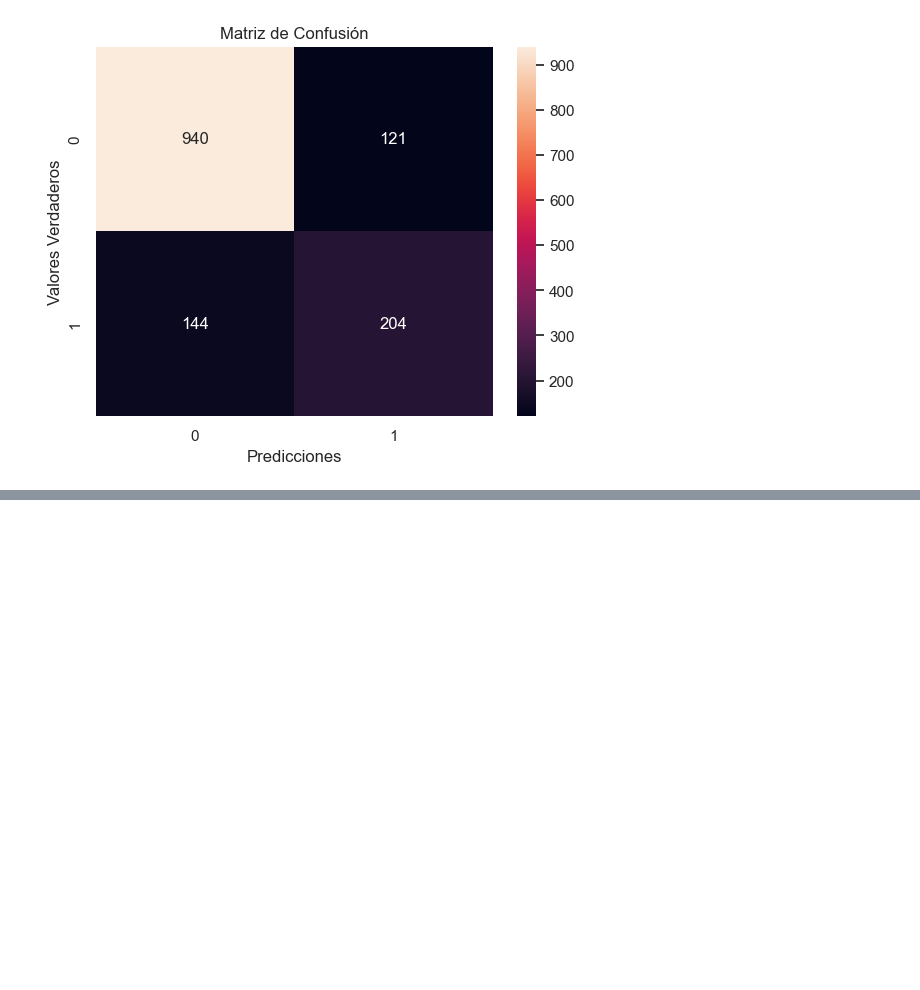
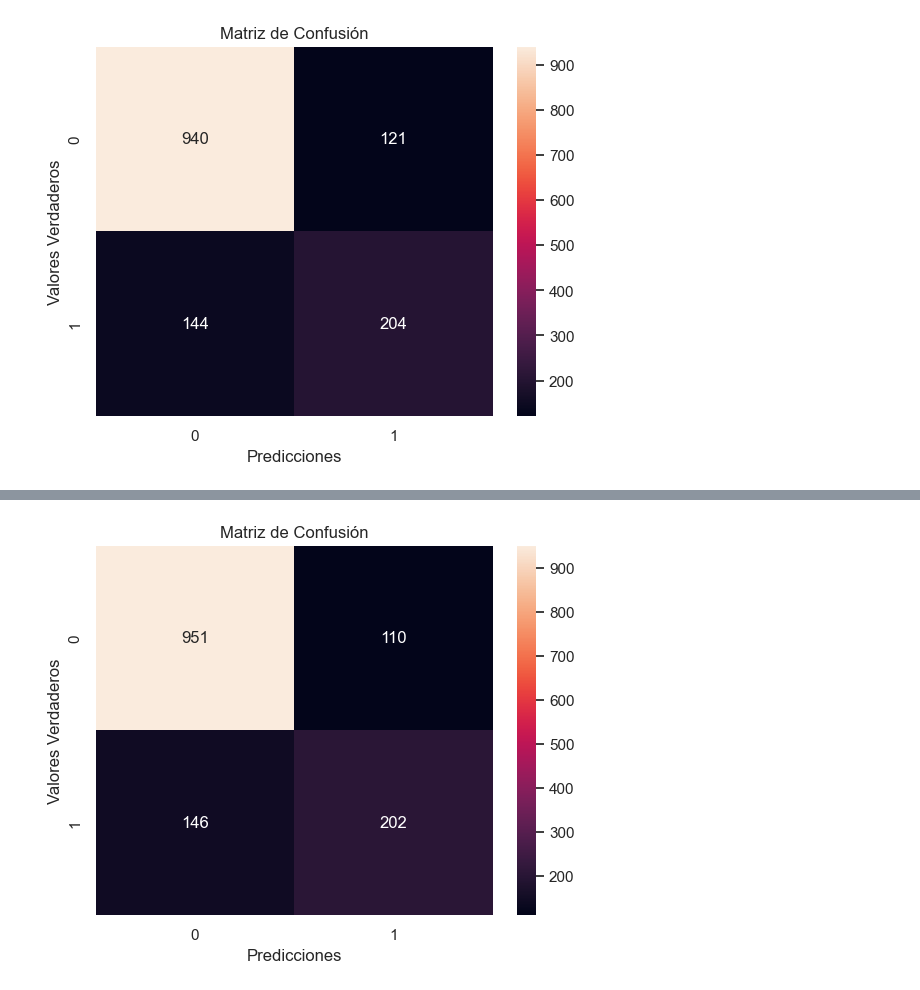
Before and after one commit to FJGM2023015/Telecommunication-Churn, a Jupyter notebook: Telecomunication_Churn.ipynb, the cells around one changed output, grey strips where cells are left out. Drawn from its saved outputs; the diff is of its cells as text; code cells hidden in the pictures; blank space fills up the shorter version.

```diff
--- a/Telecomunication_Churn.ipynb
+++ b/Telecomunication_Churn.ipynb
@@ -396,0 +393,16 @@ plt.show()
+# %%
+# Random Forest Model
+rf = RandomForestClassifier()
+
+# # Hyper-Tuning Parameters
+param_grid = {
+    'n_estimators': [100, 200, 300],
+    'max_features': ['auto', 'sqrt', 'log2'],
+    'max_depth': [4, 6, 8, 10],
+    'criterion': ['gini', 'entropy']
+}
+
+# GridSearchCV
+grid_search = GridSearchCV(rf, param_grid, cv=5, scoring='accuracy', verbose=1)
+
+grid_search.fit(X_train, y_train)
@@ -396,0 +419,10 @@ plt.show()
+# %%
+# Prediction Test
+y_pred = grid_search.predict(X_test)
+
+# Classification Report
+print(classification_report(y_test, y_pred))
+
+# Confusion Matrix
+conf_matrix = confusion_matrix(y_test, y_pred)
+print(conf_matrix)
@@ -396,0 +441,9 @@ plt.show()
+# %%
+# Confusion Matrix
+sns.heatmap(conf_matrix, annot=True, fmt='g')
+plt.xlabel('Predicciones')
+plt.ylabel('Valores Verdaderos')
+plt.title('Matriz de Confusión')
+plt.show()
+# %% [output]
+[figure, added]
```
Also changed, not shown: parts of 10 cells of this notebook.
